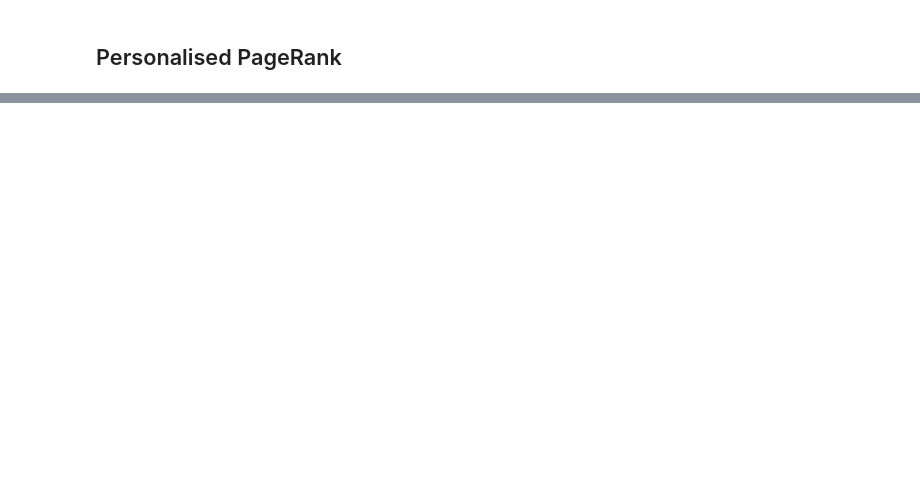
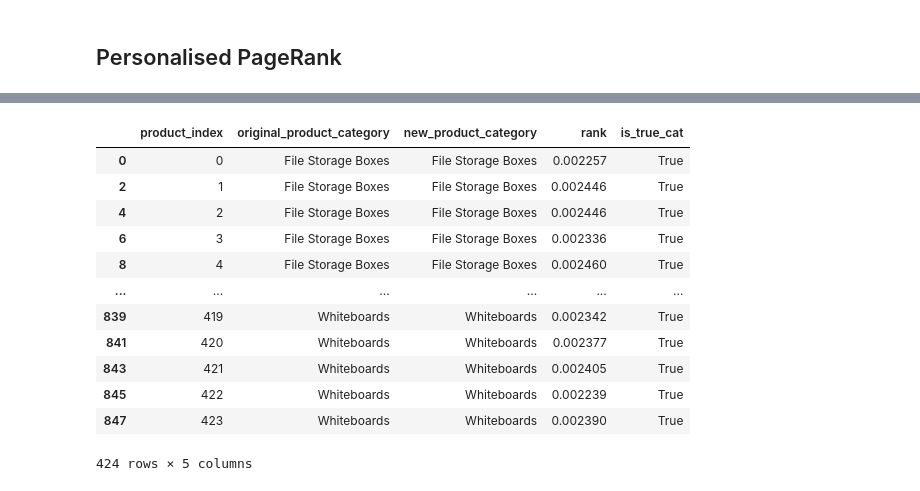
Before and after one commit to sheikhomar/snow-leopard, a Jupyter notebook: notebooks/07-pagerank.ipynb, the cells around one changed output, grey strips where cells are left out. Cells and saved outputs as stored; diff of their text form; code cells hidden in the pictures; blank space fills up the shorter version.

```diff
--- a/notebooks/07-pagerank.ipynb
+++ b/notebooks/07-pagerank.ipynb
@@ -184,0 +236,18 @@ Product 178 has more than categories: ['File Storage Boxes' 'Whiteboards']
+# %%
+idx = df_results.groupby(['product_index'])['rank'].transform(max) == df_results['rank']
+# %%
+df_results[idx]
+# %% [output]
+|  | product_index | original_product_category | new_product_category | rank | is_true_cat |
+| 0 | 0 | File Storage Boxes | File Storage Boxes | 0.002257 | True |
+| 2 | 1 | File Storage Boxes | File Storage Boxes | 0.002446 | True |
+| 4 | 2 | File Storage Boxes | File Storage Boxes | 0.002446 | True |
+| 6 | 3 | File Storage Boxes | File Storage Boxes | 0.002336 | True |
+| 8 | 4 | File Storage Boxes | File Storage Boxes | 0.002460 | True |
+| ... | ... | ... | ... | ... | ... |
+| 839 | 419 | Whiteboards | Whiteboards | 0.002342 | True |
+| 841 | 420 | Whiteboards | Whiteboards | 0.002377 | True |
+| 843 | 421 | Whiteboards | Whiteboards | 0.002405 | True |
+| 845 | 422 | Whiteboards | Whiteboards | 0.002239 | True |
+| 847 | 423 | Whiteboards | Whiteboards | 0.002390 | True |
+424 rows × 5 columns
```
Also changed, not shown: parts of 31 cells of this notebook, 2 other files.
